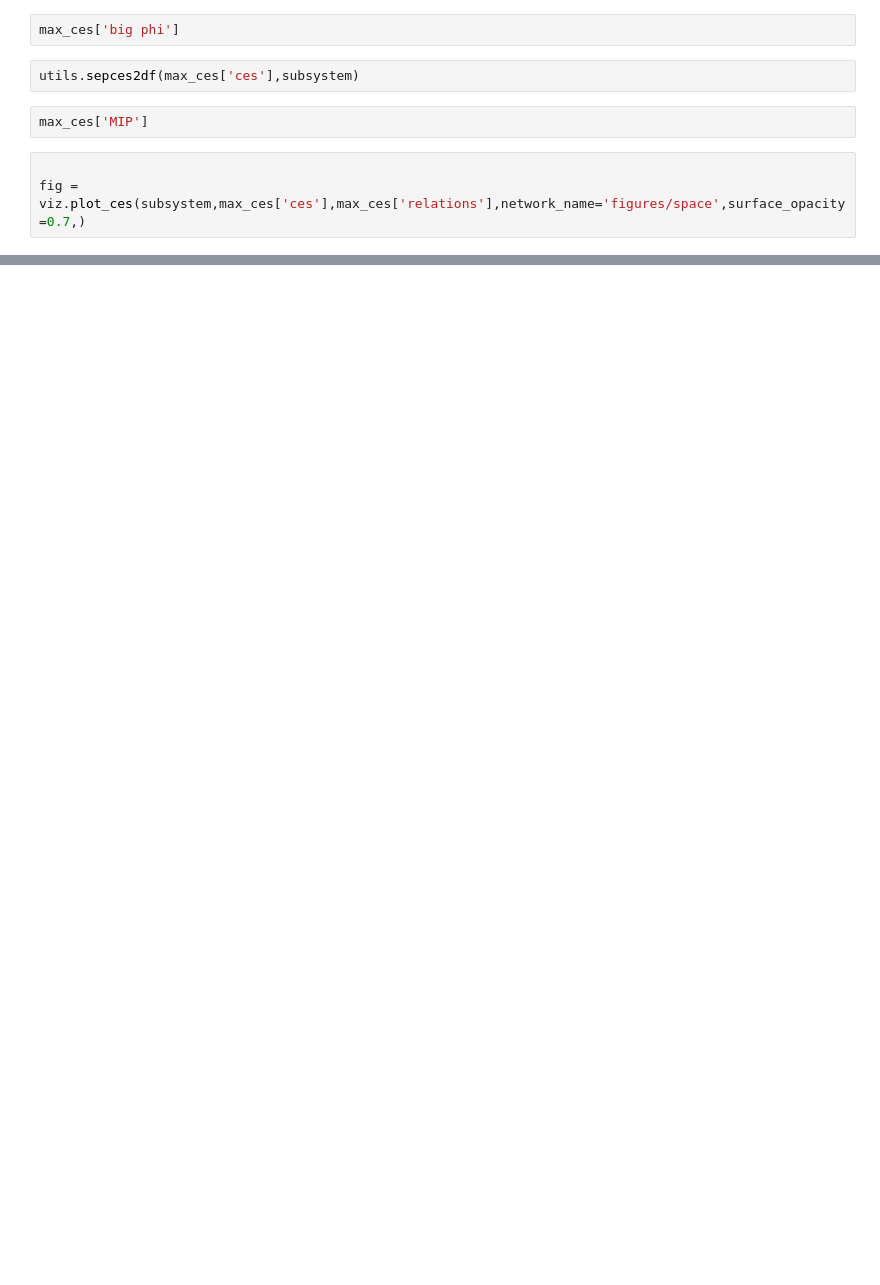
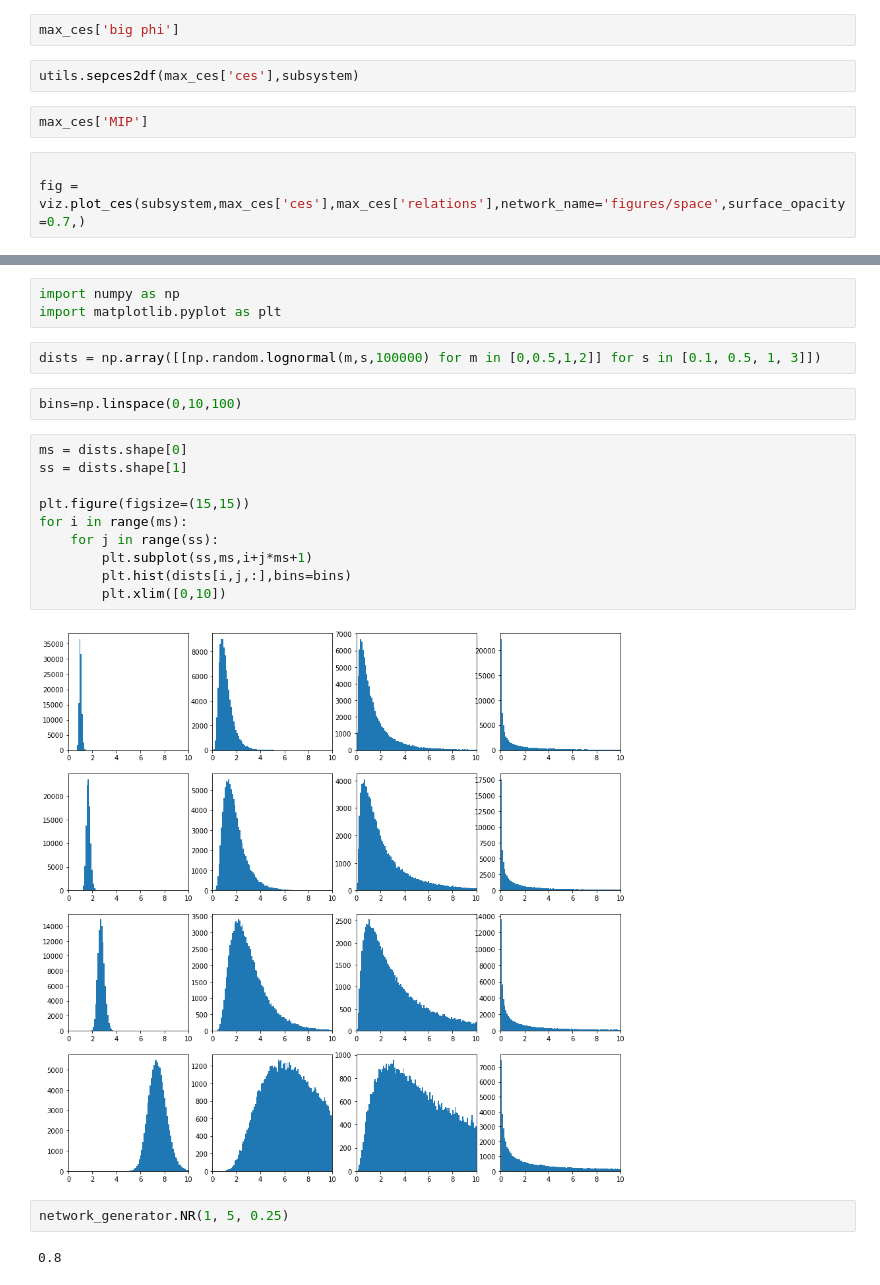
Before and after one commit to matteograsso/visualize_pyphi, a Jupyter notebook: space_figures.ipynb, the cells around one changed output, grey strips where cells are left out. Drawn from its saved outputs; the diff is of its cells as text; blank space fills up the shorter version.

```diff
--- a/space_figures.ipynb
+++ b/space_figures.ipynb
@@ -362,0 +381,23 @@ fig = viz.plot_ces(subsystem,max_ces['ces'],max_ces['relations'],network_name='f
+# %%
+import numpy as np
+import matplotlib.pyplot as plt
+# %%
+dists = np.array([[np.random.lognormal(m,s,100000) for m in [0,0.5,1,2]] for s in [0.1, 0.5, 1, 3]])
+# %%
+bins=np.linspace(0,10,100)
+# %%
+ms = dists.shape[0]
+ss = dists.shape[1]
+
+plt.figure(figsize=(15,15))
+for i in range(ms):
+    for j in range(ss):
+        plt.subplot(ss,ms,i+j*ms+1)
+        plt.hist(dists[i,j,:],bins=bins)
+        plt.xlim([0,10])
+# %% [output]
+[figure, added]
+# %%
+network_generator.NR(1, 5, 0.25)
+# %% [output]
+0.8
```
Also changed, not shown: parts of 18 cells of this notebook.
